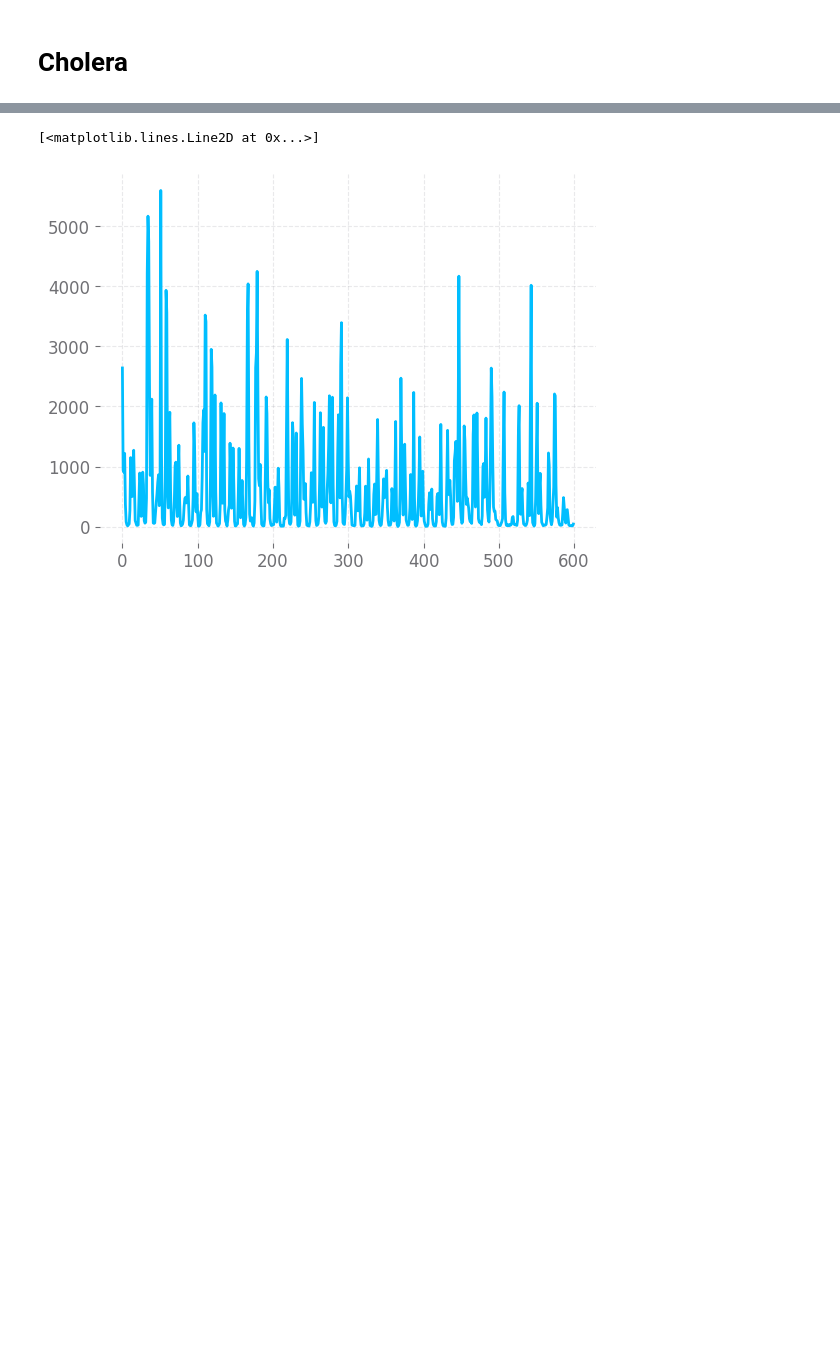
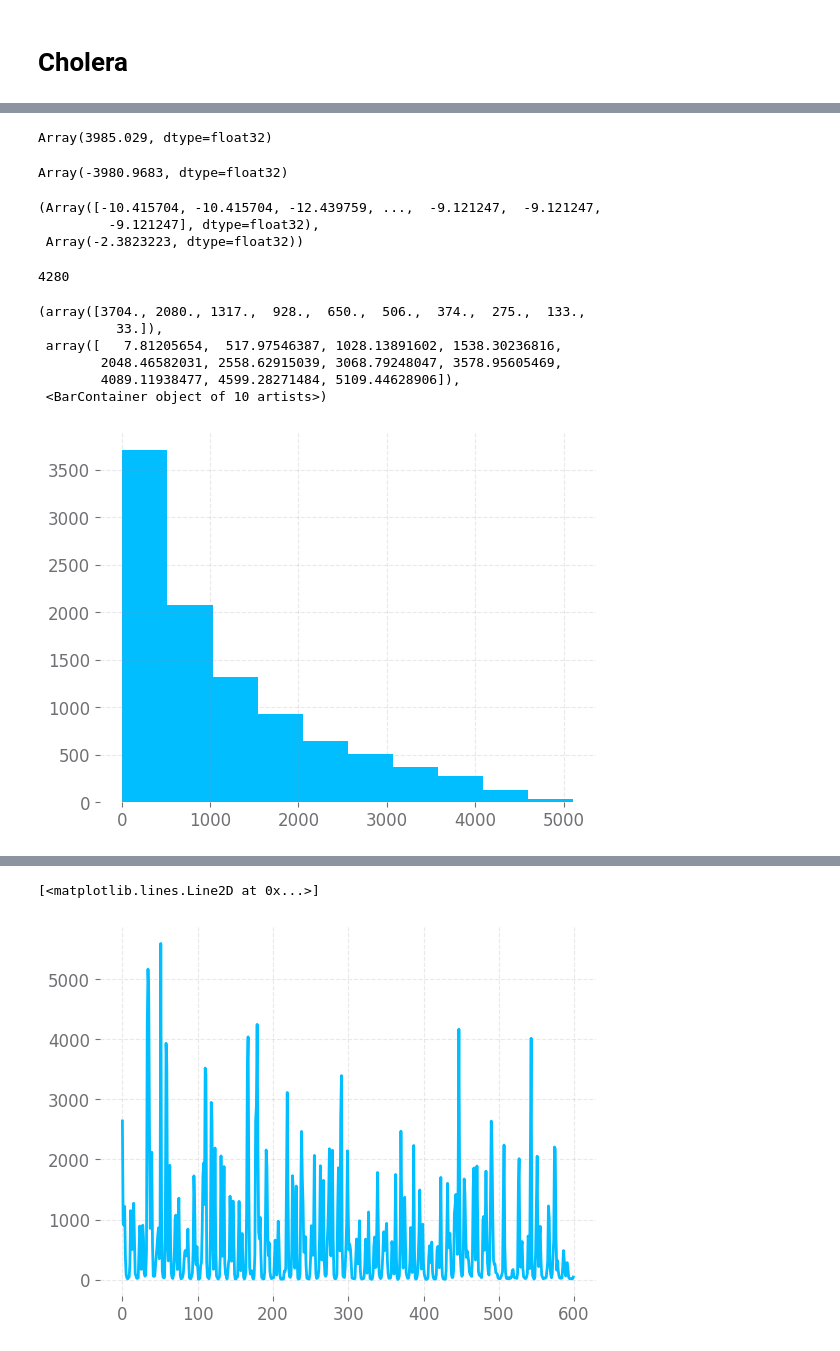
Before and after one commit to hetankevin/diffilter, a Jupyter notebook: cholera.ipynb, the cells around one changed output, grey strips where cells are left out. Cells and saved outputs as stored; diff of their text form; code cells hidden in the pictures; blank space fills up the shorter version.

```diff
--- a/cholera.ipynb
+++ b/cholera.ipynb
@@ -135,2 +35,0 @@ def pfilter_monitor(theta, ys, covars=None, J=100, thresh=100):
-# %%
-ll, pps, pfs, lls, wts = pfilter_monitor(theta, ys, covars, J=100, thresh=0)
@@ -360,0 +117,32 @@ newtif_logliks, newtif_params = newtif(theta_ests, ys, sigmas=sigmas,
+# %%
+pfilter(theta, ys, 10000, covars, thresh=-1)
+# %% [output]
+Array(3985.029, dtype=float32)
+# %%
+lls.sum()
+# %% [output]
+Array(-3980.9683, dtype=float32)
+# %%
+normalize_weights(dmeasure(ys[214],
+    np.hstack([np.array(pd.read_csv('data/dacca/pfs0.csv', index_col=0)[['S', 'I', 'Y', 'deaths', 'R1', 'R2', 'R3']]),
+           np.zeros((10000,2))]),
+        theta)-np.log(10000))
+# %% [output]
+(Array([-10.415704, -10.415704, -12.439759, ...,  -9.121247,  -9.121247,
+         -9.121247], dtype=float32),
+ Array(-2.3823223, dtype=float32))
+# %%
+214*20
+# %% [output]
+4280
+# %%
+plt.hist(rprocess(pfs[213], theta,
+             np.array([jax.random.PRNGKey(onp.random.choice(10000)) for i in range(10000)]), covars)[:, 3])
+# %% [output]
+(array([3704., 2080., 1317.,  928.,  650.,  506.,  374.,  275.,  133.,
+          33.]),
+ array([   7.81205654,  517.97546387, 1028.13891602, 1538.30236816,
+        2048.46582031, 2558.62915039, 3068.79248047, 3578.95605469,
+        4089.11938477, 4599.28271484, 5109.44628906]),
+ <BarContainer object of 10 artists>)
+[figure, added]
```
Also changed, not shown: parts of 81 cells of this notebook, 9 other files.
